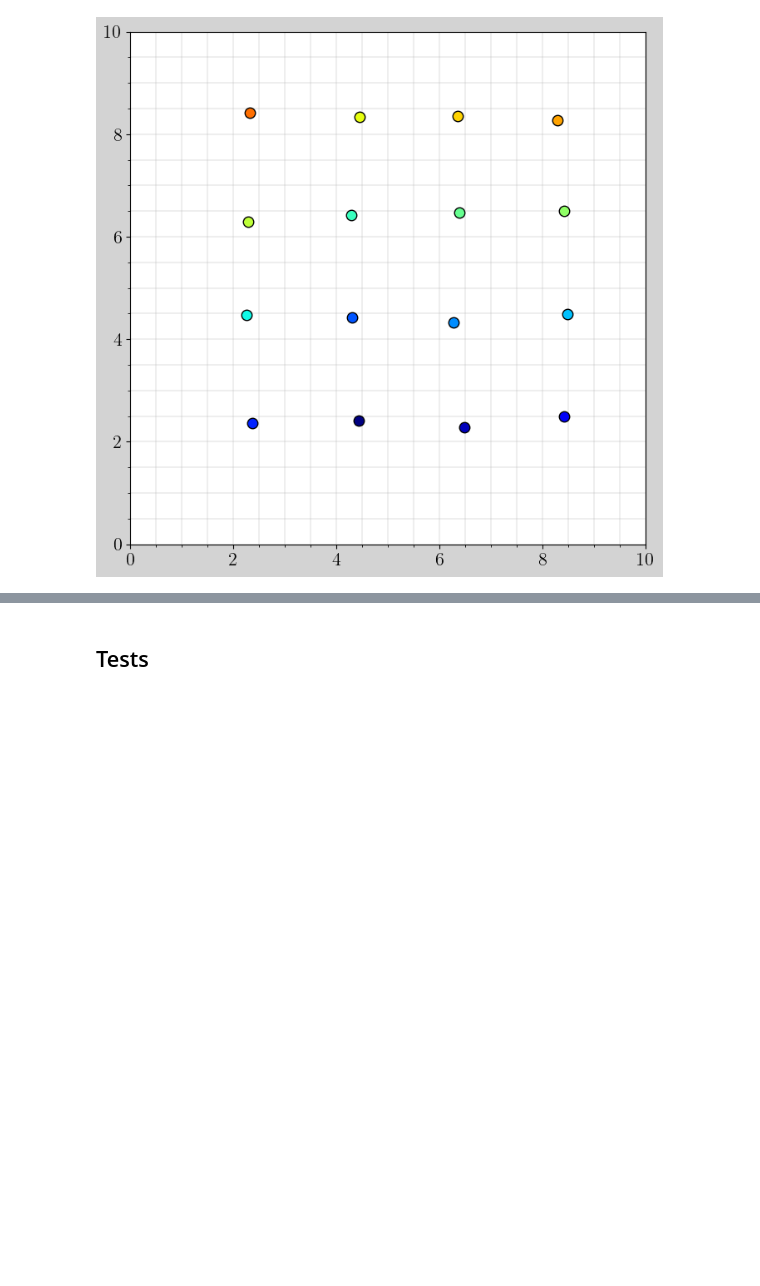
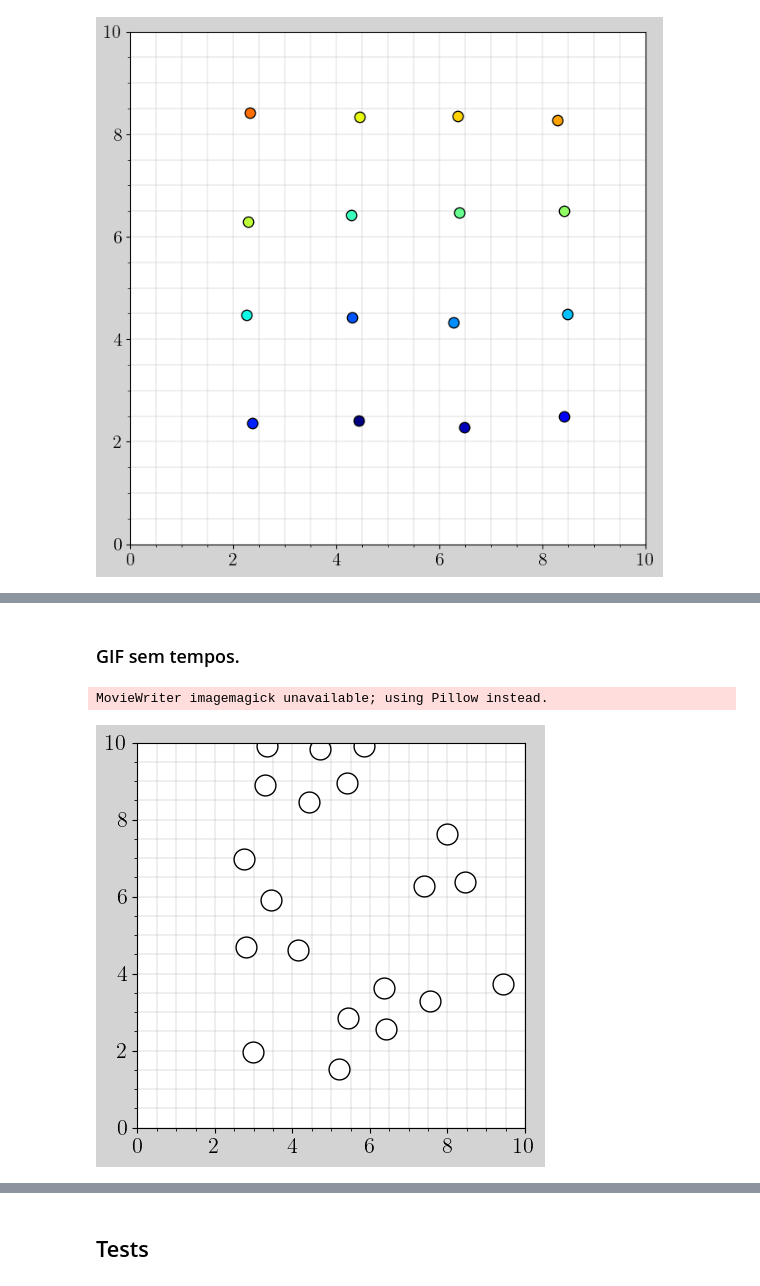
Before and after one commit to jeftersantiago/mec_estat_comp, a Jupyter notebook: projeto6/src/Projeto 6.ipynb, the cells around one changed output, grey strips where cells are left out. Saved outputs shown, nothing was run; the diff lists cells and outputs as text; code cells hidden in the pictures; blank space fills up the shorter version.

```diff
--- a/projeto6/src/Projeto 6.ipynb
+++ b/projeto6/src/Projeto 6.ipynb
@@ -292,0 +297,38 @@ MovieWriter imagemagick unavailable; using Pillow instead.
+# %% [markdown]
+### GIF sem tempos.
+# %%
+filename = 'saidas/tarefa-A/evolucao-posicoes.dat'
+data = np.loadtxt(filename)
+
+num_particles = 20
+num_timesteps = data.shape[0] // num_particles
+
+data = data.reshape((num_timesteps, num_particles, -1))
+
+fig, ax = plt.subplots(1, 1, figsize=(5, 5), facecolor="lightgray")
+particles, = ax.plot([], [], 'bo', color='black', marker='o', markerfacecolor='white', linestyle='', markersize=15)
+
+plt.grid(which="major", linewidth=0.3)
+plt.grid(which="minor", linewidth=0.3)
+plt.minorticks_on()
+
+ax.set_xlim(0, 10)
+ax.set_ylim(0, 10)
+
+
+def init():
+    particles.set_data([], [])
+    return particles,
+
+def animate(i):
+    x = data[i, :, 1]
+    y = data[i, :, 2]
+    particles.set_data(x, y)
+    return particles,
+
+ani = animation.FuncAnimation(fig, animate, frames=num_timesteps, init_func=init, blit=True)
+ani = animation.FuncAnimation(fig, animate, frames=num_timesteps, init_func=init, blit=True)
+ani.save(graphs_path + 'tarefa-A/particle_simulation.gif', writer='imagemagick', dpi=DPI)
+# %% [output]
+MovieWriter imagemagick unavailable; using Pillow instead.
+[figure, added]
```
Also changed, not shown: parts of 6 cells of this notebook, 11 other files.
